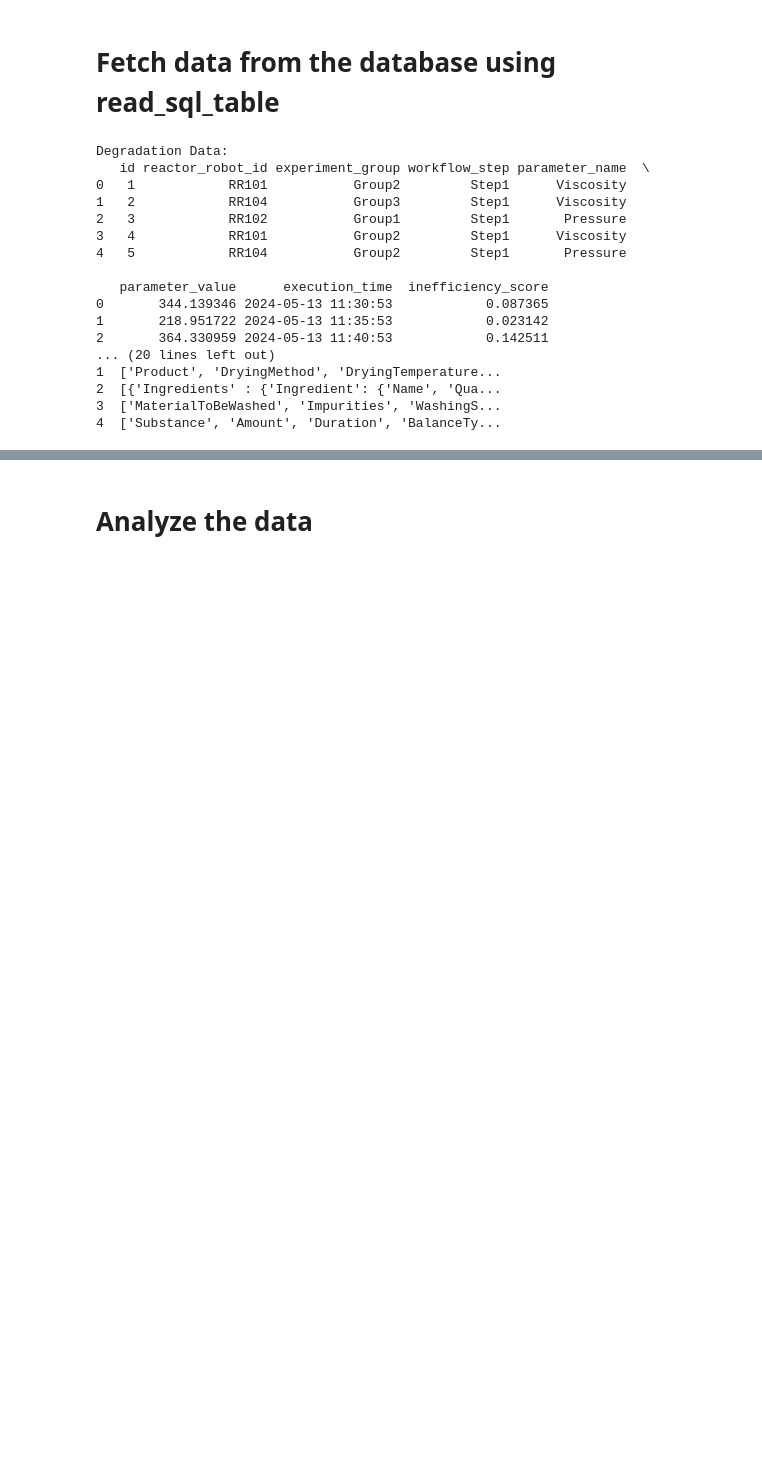
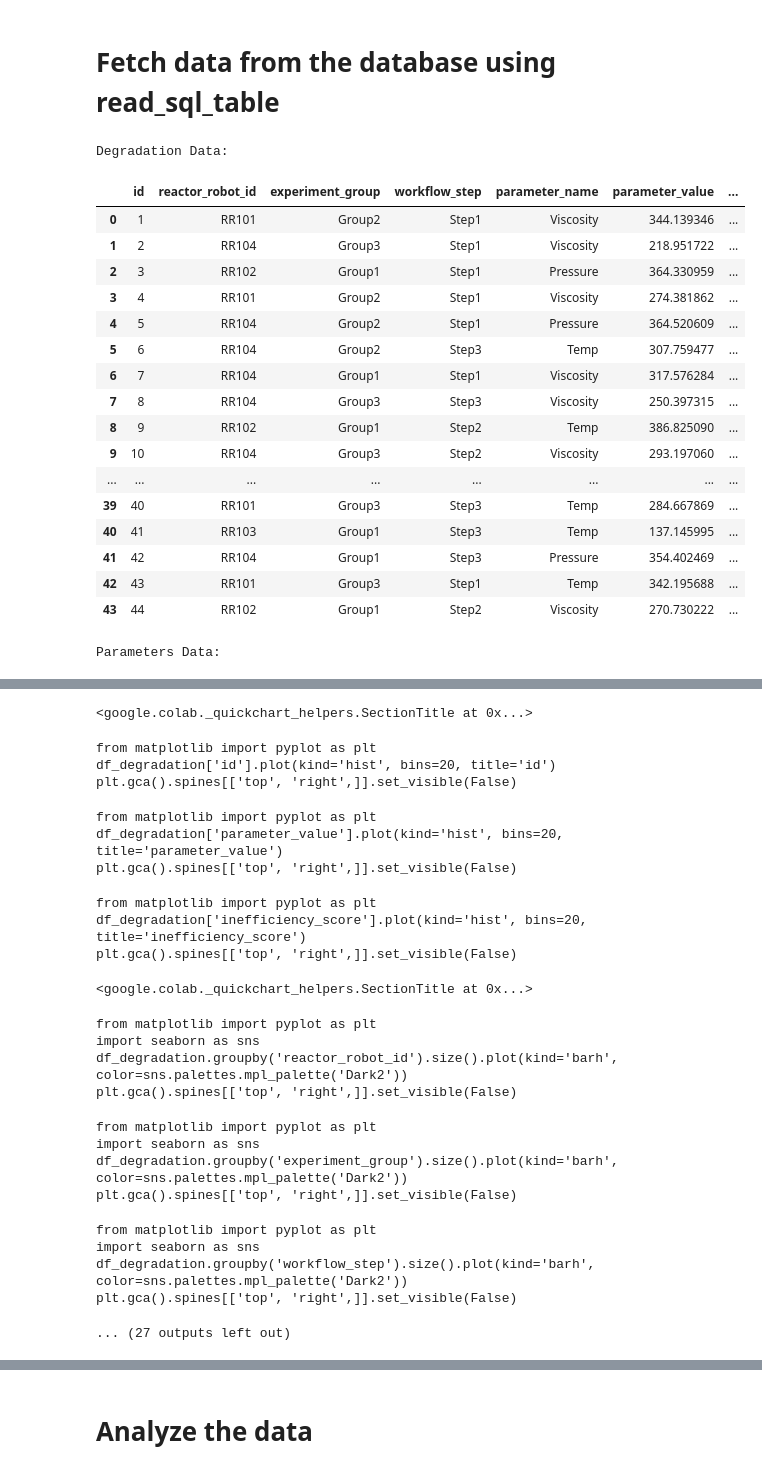
Before and after one commit to Gressling/cheminf-EDU, a Jupyter notebook: machineLearning/les_unit_operations_degradation/data_analyze.ipynb, the cells around one changed output, grey strips where cells are left out. Cells and saved outputs as stored; diff of their text form; code cells hidden in the pictures; blank space fills up the shorter version.

Commit message:
update data_analyze

```diff
--- a/machineLearning/les_unit_operations_degradation/data_analyze.ipynb
+++ b/machineLearning/les_unit_operations_degradation/data_analyze.ipynb
@@ -36,28 +49,34 @@ engine = create_engine(DATABASE_URI)
 # %%
 df_degradation = pd.read_sql_table('g7_les_unit_operations_degradation', engine)
 df_params = pd.read_sql_table('g7_les_uo_params', engine)
+# %%
+# Display settings to show all rows and columns
+pd.set_option('display.max_rows', None)
+pd.set_option('display.max_columns', None)
 # %%
-# display the first rows of the DataFrames
+# Display the DataFrames
 print("Degradation Data:")
-print(df_degradation.head())
+display(df_degradation)
 
 print("\nParameters Data:")
-print(df_params.head())
+display(df_params)
 # %% [output]
 Degradation Data:
-   id reactor_robot_id experiment_group workflow_step parameter_name  \
-0   1            RR101           Group2         Step1      Viscosity
-1   2            RR104           Group3         Step1      Viscosity
-2   3            RR102           Group1         Step1       Pressure
-3   4            RR101           Group2         Step1      Viscosity
-4   5            RR104           Group2         Step1       Pressure
-
-   parameter_value      execution_time  inefficiency_score
-0       344.139346 2024-05-13 11:30:53            0.087365
-1       218.951722 2024-05-13 11:35:53            0.023142
-2       364.330959 2024-05-13 11:40:53            0.142511
-... (20 lines left out)
-1  ['Product', 'DryingMethod', 'DryingTemperature...
-2  [{'Ingredients' : {'Ingredient': {'Name', 'Qua...
-3  ['MaterialToBeWashed', 'Impurities', 'WashingS...
-4  ['Substance', 'Amount', 'Duration', 'BalanceTy...
+|  | id | reactor_robot_id | experiment_group | workflow_step | parameter_name | parameter_value | ... |
+| 0 | 1 | RR101 | Group2 | Step1 | Viscosity | 344.139346 | ... |
+| 1 | 2 | RR104 | Group3 | Step1 | Viscosity | 218.951722 | ... |
+| 2 | 3 | RR102 | Group1 | Step1 | Pressure | 364.330959 | ... |
+| 3 | 4 | RR101 | Group2 | Step1 | Viscosity | 274.381862 | ... |
+| 4 | 5 | RR104 | Group2 | Step1 | Pressure | 364.520609 | ... |
+| 5 | 6 | RR104 | Group2 | Step3 | Temp | 307.759477 | ... |
+| 6 | 7 | RR104 | Group1 | Step1 | Viscosity | 317.576284 | ... |
+| 7 | 8 | RR104 | Group3 | Step3 | Viscosity | 250.397315 | ... |
+| 8 | 9 | RR102 | Group1 | Step2 | Temp | 386.825090 | ... |
+| 9 | 10 | RR104 | Group3 | Step2 | Viscosity | 293.197060 | ... |
+| ... | ... | ... | ... | ... | ... | ... | ... |
+| 39 | 40 | RR101 | Group3 | Step3 | Temp | 284.667869 | ... |
+| 40 | 41 | RR103 | Group1 | Step3 | Temp | 137.145995 | ... |
+| 41 | 42 | RR104 | Group1 | Step3 | Pressure | 354.402469 | ... |
+| 42 | 43 | RR101 | Group3 | Step1 | Temp | 342.195688 | ... |
+| 43 | 44 | RR102 | Group1 | Step2 | Viscosity | 270.730222 | ... |
+Parameters Data:
@@ -63,0 +96,24 @@ Degradation Data:
+<google.colab._quickchart_helpers.SectionTitle at 0x...>
+from matplotlib import pyplot as plt
+df_degradation['id'].plot(kind='hist', bins=20, title='id')
+plt.gca().spines[['top', 'right',]].set_visible(False)
+from matplotlib import pyplot as plt
+df_degradation['parameter_value'].plot(kind='hist', bins=20, title='parameter_value')
+plt.gca().spines[['top', 'right',]].set_visible(False)
+from matplotlib import pyplot as plt
+df_degradation['inefficiency_score'].plot(kind='hist', bins=20, title='inefficiency_score')
+plt.gca().spines[['top', 'right',]].set_visible(False)
+<google.colab._quickchart_helpers.SectionTitle at 0x...>
+from matplotlib import pyplot as plt
+import seaborn as sns
+df_degradation.groupby('reactor_robot_id').size().plot(kind='barh', color=sns.palettes.mpl_palette('Dark2'))
+plt.gca().spines[['top', 'right',]].set_visible(False)
+from matplotlib import pyplot as plt
+import seaborn as sns
+df_degradation.groupby('experiment_group').size().plot(kind='barh', color=sns.palettes.mpl_palette('Dark2'))
+plt.gca().spines[['top', 'right',]].set_visible(False)
+from matplotlib import pyplot as plt
+import seaborn as sns
+df_degradation.groupby('workflow_step').size().plot(kind='barh', color=sns.palettes.mpl_palette('Dark2'))
+plt.gca().spines[['top', 'right',]].set_visible(False)
+... (27 outputs left out)
```
Also changed, not shown: parts of 20 cells of this notebook.
